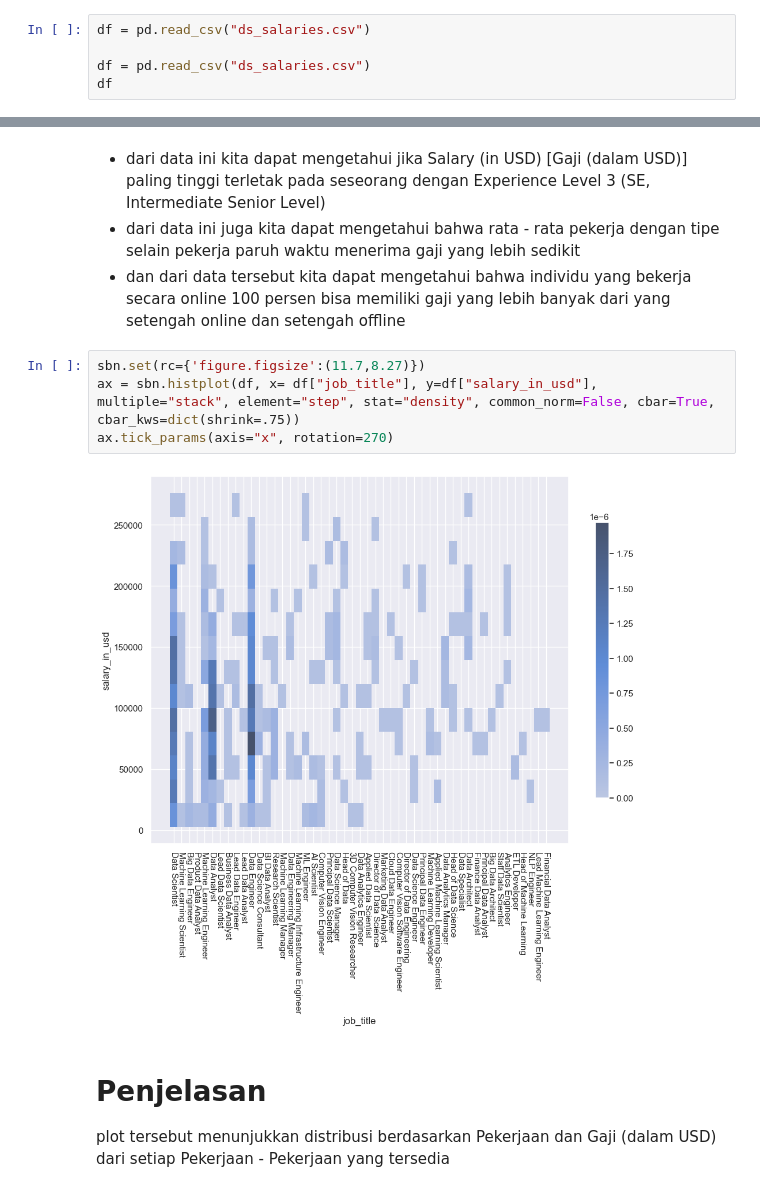
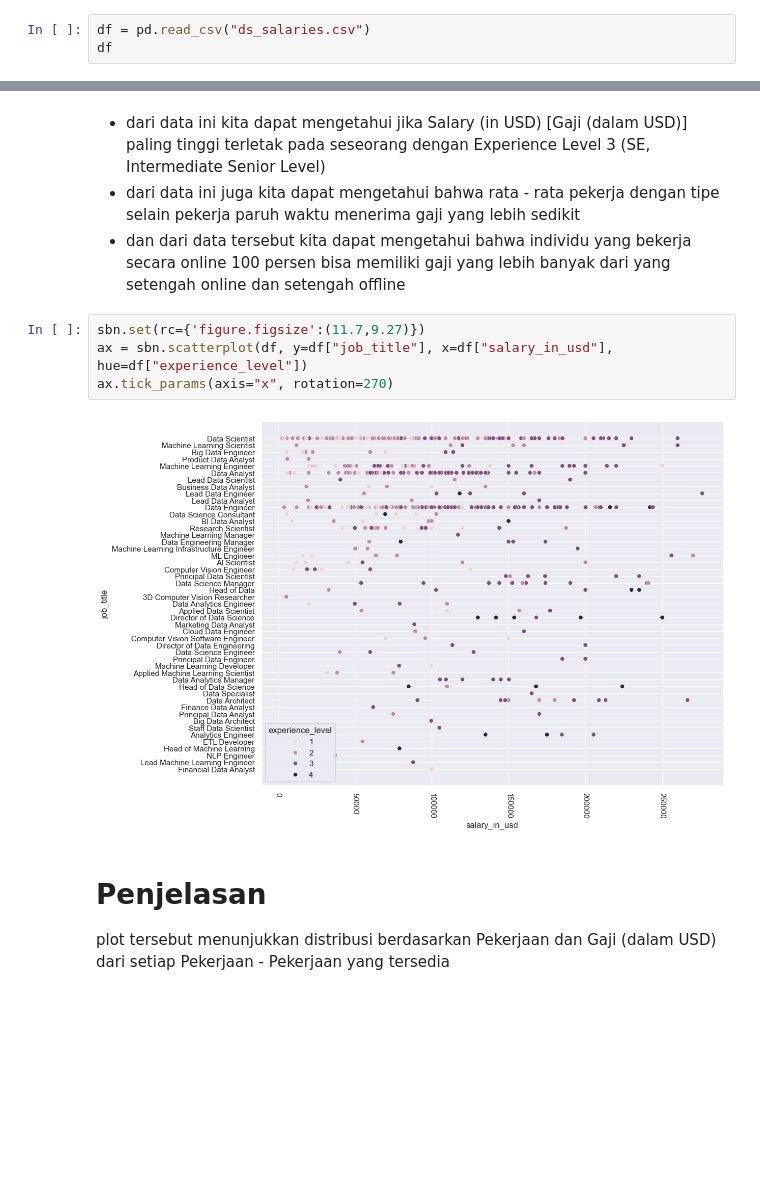
Before and after one commit to Huar7/EDA-soft-Potato, a Jupyter notebook: Finale/main 3.ipynb, the cells around one changed output, grey strips where cells are left out. Cells and saved outputs as stored; diff of their text form; blank space fills up the shorter version.

```diff
--- a/Finale/main 3.ipynb
+++ b/Finale/main 3.ipynb
@@ -15,8 +15,6 @@ from sklearn.metrics import silhouette_score as ss
 dengan menggunakan pandas.read_csv() kita membaca file csv dan mengubahnya menjadi pd.DataFrame
 # %%
 df = pd.read_csv("ds_salaries.csv")
-
-df = pd.read_csv("ds_salaries.csv")
 df
 # %% [output]
 |  | Unnamed: 0 | work_year | experience_level | employment_type | job_title | salary | salary_currency | ... |
@@ -136,11 +135,11 @@ dari Pairplot diatas, maka kita mendapatkan beragam plot yang menunjukkan nilai
 - dari data ini juga kita dapat mengetahui bahwa rata - rata pekerja dengan tipe selain pekerja paruh waktu menerima gaji yang lebih sedikit
 - dan dari data tersebut kita dapat mengetahui bahwa individu yang bekerja secara online 100 persen bisa memiliki gaji yang lebih banyak dari yang setengah online dan setengah offline
 # %%
-sbn.set(rc={'figure.figsize':(11.7,8.27)})
-ax = sbn.histplot(df, x= df["job_title"], y=df["salary_in_usd"], multiple="stack", element="step", stat="density", common_norm=False, cbar=True, cbar_kws=dict(shrink=.75))
+sbn.set(rc={'figure.figsize':(11.7,9.27)})
+ax = sbn.scatterplot(df, y=df["job_title"], x=df["salary_in_usd"], hue=df["experience_level"])
 ax.tick_params(axis="x", rotation=270)
 # %% [output]
-[figure, old version]
+[figure, new version]
 # %% [markdown]
 # Penjelasan
 plot tersebut menunjukkan distribusi berdasarkan Pekerjaan dan Gaji (dalam USD) dari setiap Pekerjaan - Pekerjaan yang tersedia
```
Also changed, not shown: parts of 18 cells of this notebook, 2 other files.
